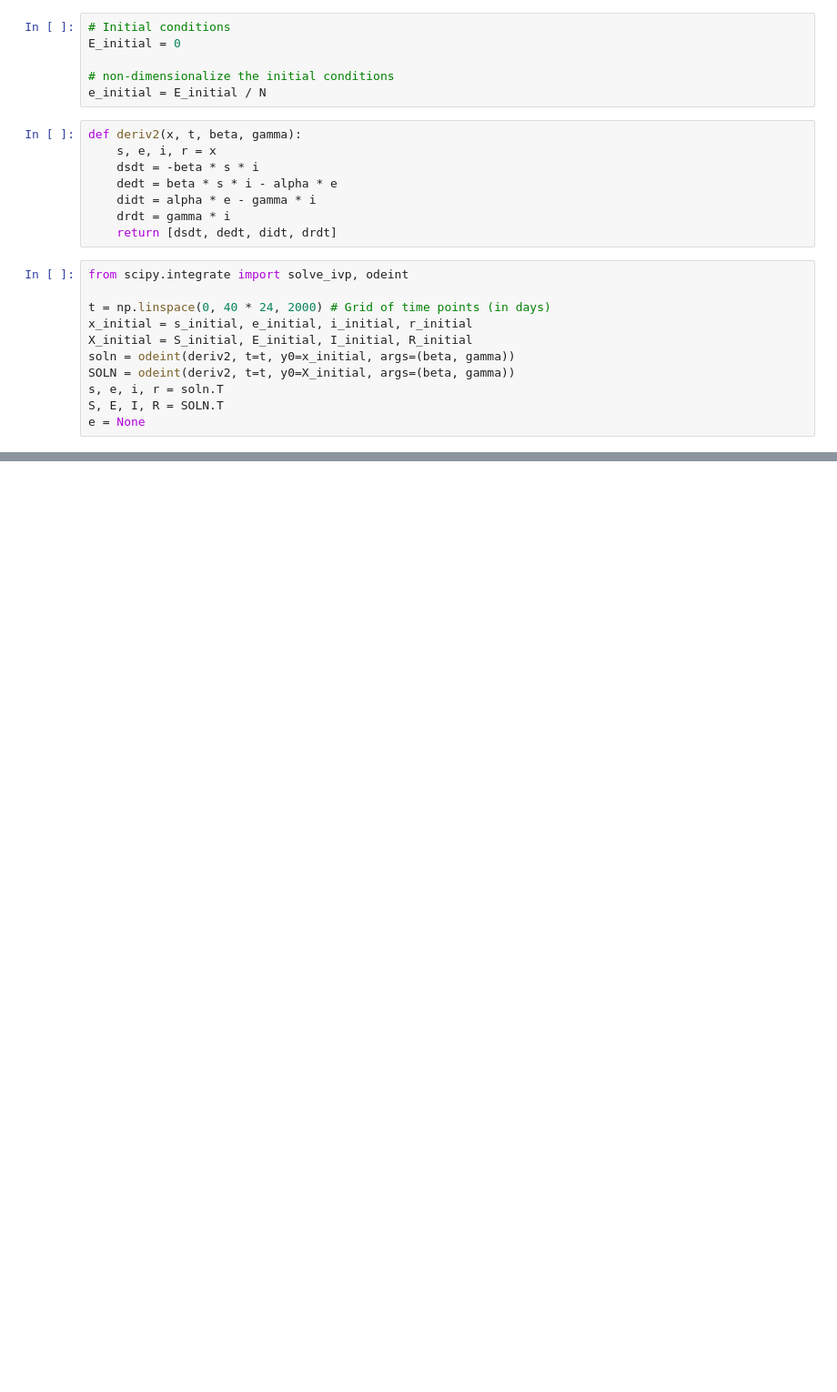
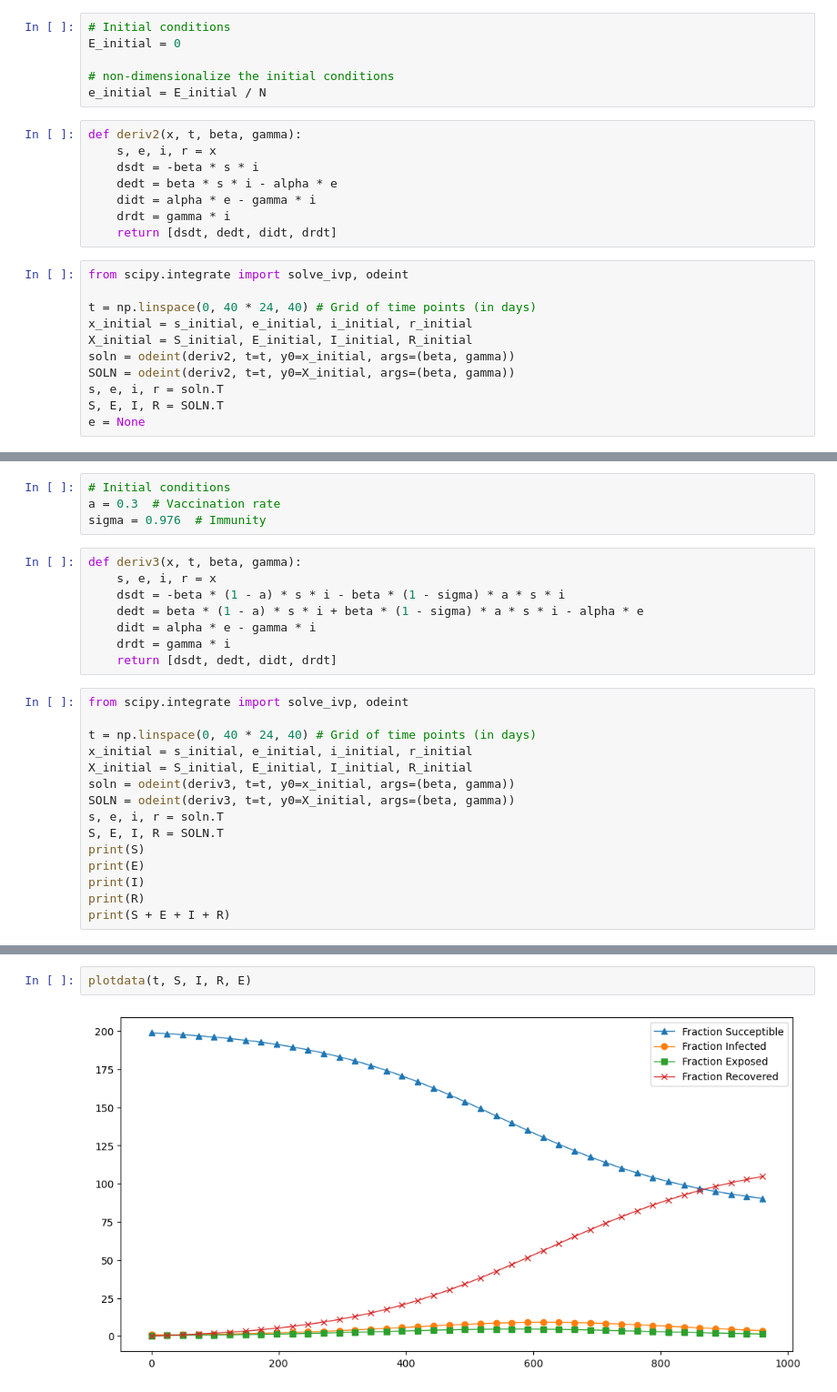
Before and after one commit to hung3a8/nhp-measles-analyse, a Jupyter notebook: Notebooks/Model/SEIR.ipynb, the cells around one changed output, grey strips where cells are left out. Shown at 91% size. Saved outputs shown, nothing was run; the diff lists cells and outputs as text; blank space fills up the shorter version.

```diff
--- a/Notebooks/Model/SEIR.ipynb
+++ b/Notebooks/Model/SEIR.ipynb
@@ -80,7 +101,7 @@ def deriv2(x, t, beta, gamma):
 # %%
 from scipy.integrate import solve_ivp, odeint
 
-t = np.linspace(0, 40 * 24, 2000) # Grid of time points (in days)
+t = np.linspace(0, 40 * 24, 40) # Grid of time points (in days)
 x_initial = s_initial, e_initial, i_initial, r_initial
 X_initial = S_initial, E_initial, I_initial, R_initial
 soln = odeint(deriv2, t=t, y0=x_initial, args=(beta, gamma))
@@ -92,0 +118,27 @@ plotdata(t, S, I, R, E)
+# %%
+# Initial conditions
+a = 0.3  # Vaccination rate
+sigma = 0.976  # Immunity
+# %%
+def deriv3(x, t, beta, gamma):
+    s, e, i, r = x
+    dsdt = -beta * (1 - a) * s * i - beta * (1 - sigma) * a * s * i
+    dedt = beta * (1 - a) * s * i + beta * (1 - sigma) * a * s * i - alpha * e
+    didt = alpha * e - gamma * i
+    drdt = gamma * i
+    return [dsdt, dedt, didt, drdt]
+# %%
+from scipy.integrate import solve_ivp, odeint
+
+t = np.linspace(0, 40 * 24, 40) # Grid of time points (in days)
+x_initial = s_initial, e_initial, i_initial, r_initial
+X_initial = S_initial, E_initial, I_initial, R_initial
+soln = odeint(deriv3, t=t, y0=x_initial, args=(beta, gamma))
+SOLN = odeint(deriv3, t=t, y0=X_initial, args=(beta, gamma))
+s, e, i, r = soln.T
+S, E, I, R = SOLN.T
+print(S)
+print(E)
+print(I)
+print(R)
+print(S + E + I + R)
@@ -92,0 +163,4 @@ plotdata(t, S, I, R, E)
+# %%
+plotdata(t, S, I, R, E)
+# %% [output]
+[figure, added]
```
Also changed, not shown: parts of 33 cells of this notebook.
